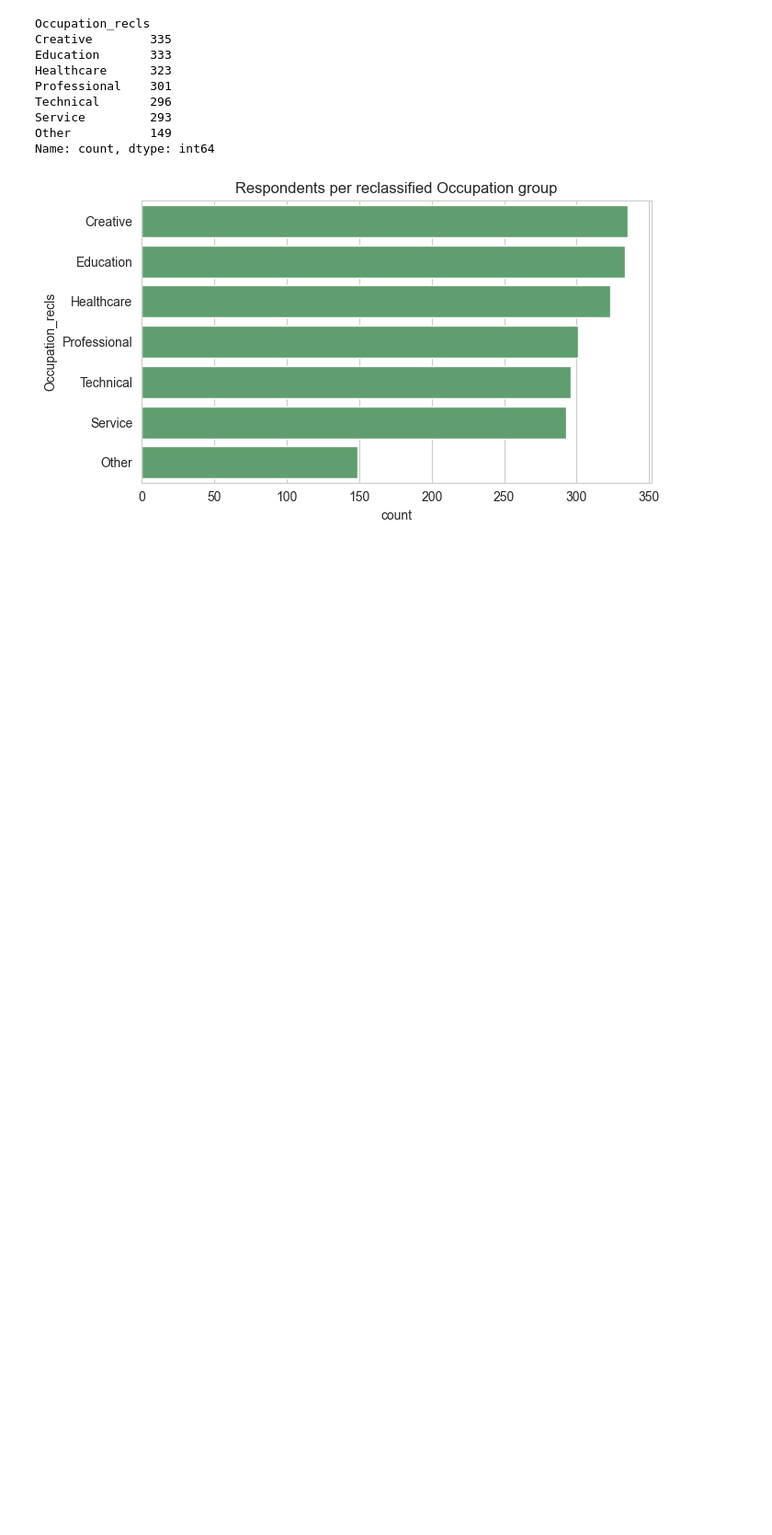
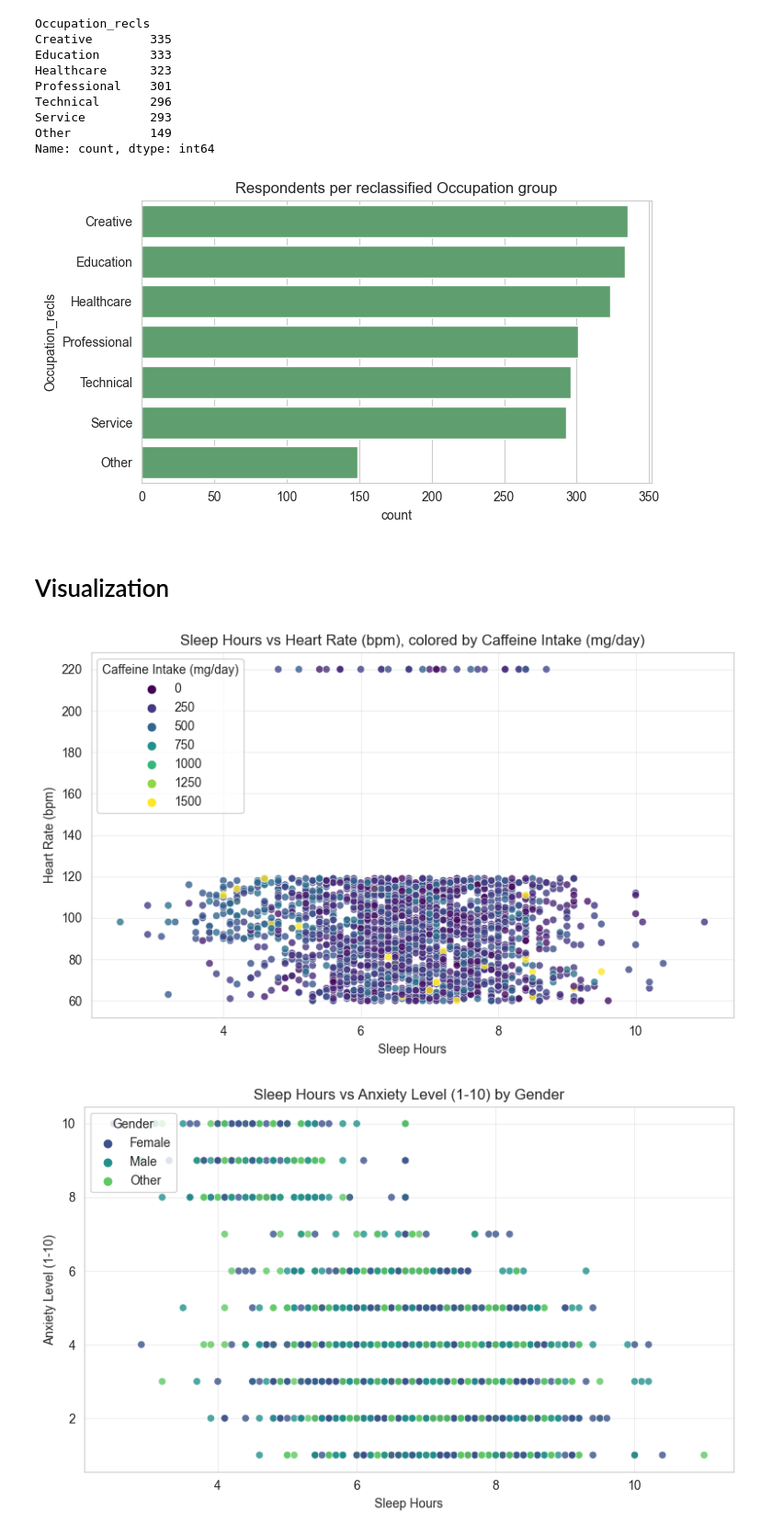
Before and after one commit to sabzparto/BC-mini-project, a Jupyter notebook: pre+visual.ipynb, the cells around one changed output. Shown at 92% size. Drawn from its saved outputs; the diff is of its cells as text; code cells hidden in the pictures; blank space fills up the shorter version.

Commit message:
add compare three var visual function

```diff
--- a/pre+visual.ipynb
+++ b/pre+visual.ipynb
@@ -938,3 +938,5 @@ plt.tight_layout()
 plt.show()
 # %% [output]
 [figure]
+# %% [markdown]
+# Visualization
@@ -940,0 +981,15 @@ plt.show()
+# %%
+# 3 numeric
+compare_three(data, 'Sleep Hours', 'Heart Rate (bpm)', 'Caffeine Intake (mg/day)')
+
+# 2 numeric +  1 categorical
+compare_three(data, 'Sleep Hours', 'Anxiety Level (1-10)', 'Gender')
+
+# 1 numeric + 2 categorical
+compare_three(data, 'Anxiety Level (1-10)', 'Gender', 'Smoking')
+
+# 3 categorical
+compare_three(data, 'Gender', 'Smoking', 'Family History of Anxiety')
+# %% [output]
+[figure, added]
+[figure, added]
```
Also changed, not shown: parts of 6 cells of this notebook.
